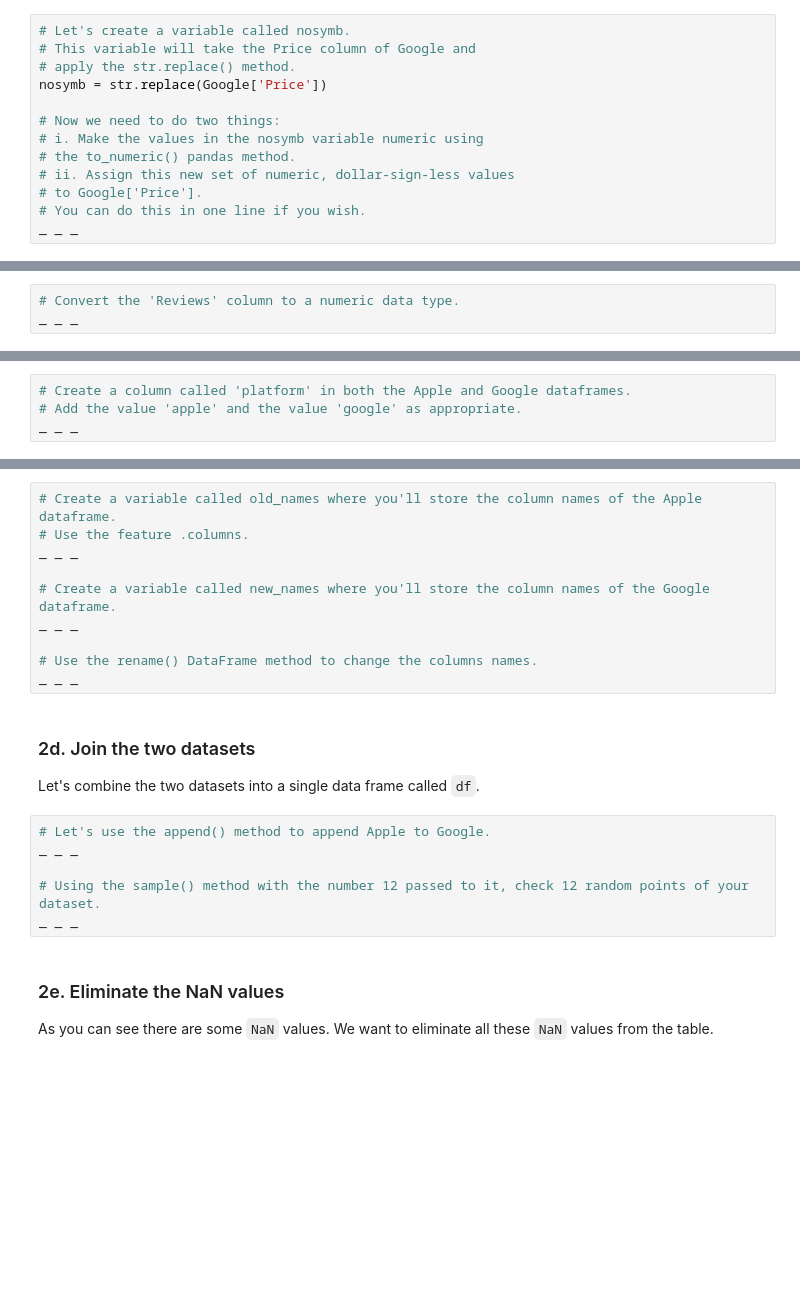
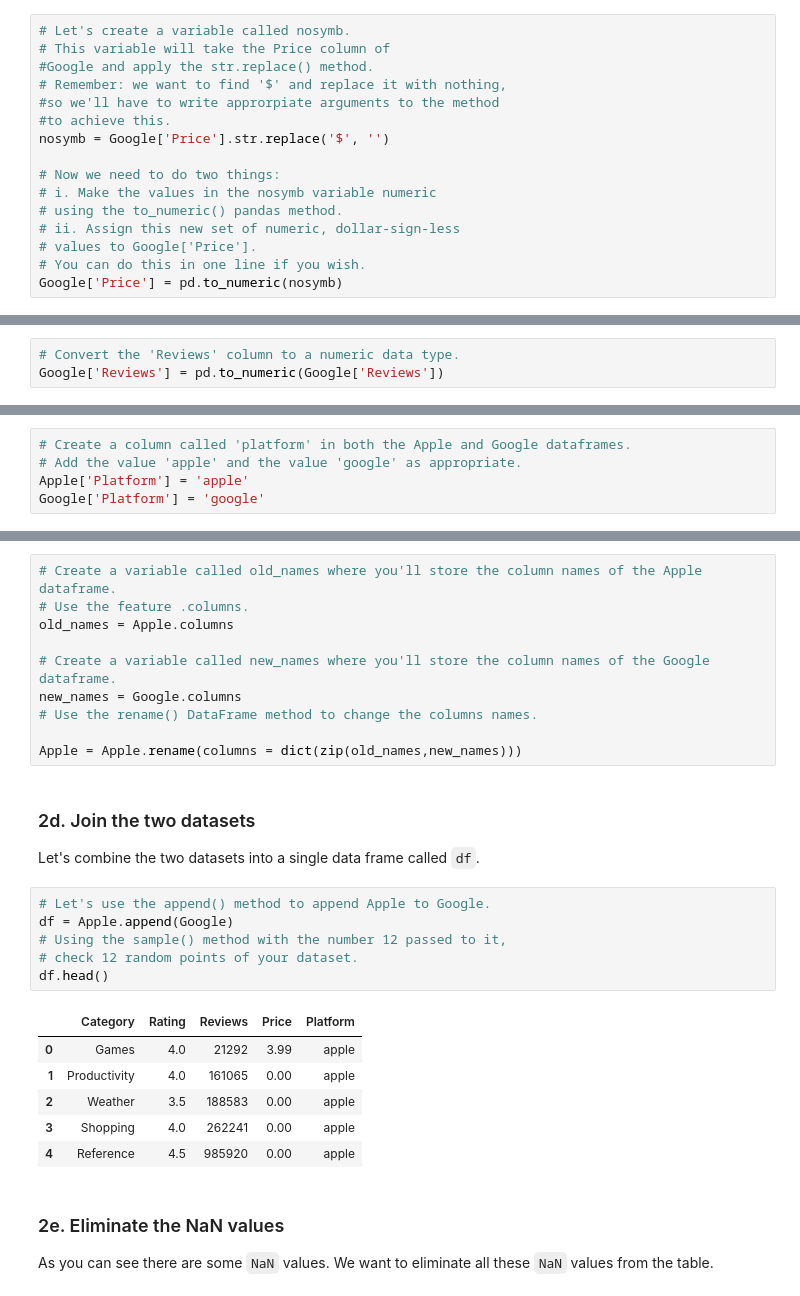
Before and after one commit to amoutafian/app_integration_case_study, a Jupyter notebook: Springboard Apps project - Tier 3 - Complete.ipynb, the cells around one changed output, grey strips where cells are left out. Saved outputs shown, nothing was run; the diff lists cells and outputs as text; blank space fills up the shorter version.

```diff
--- a/Springboard Apps project - Tier 3 - Complete.ipynb
+++ b/Springboard Apps project - Tier 3 - Complete.ipynb
@@ -227,17 +227,20 @@ Our second problem remains: I'm seeing dollar symbols when I close my eyes! (And
 This is a problem because Python actually considers these values strings. So we can't do mathematical and statistical operations on them until we've made them into numbers.
 # %%
 # Let's create a variable called nosymb.
-# This variable will take the Price column of Google and
-# apply the str.replace() method.
-nosymb = str.replace(Google['Price'])
+# This variable will take the Price column of
+#Google and apply the str.replace() method.
+# Remember: we want to find '$' and replace it with nothing,
+#so we'll have to write approrpiate arguments to the method
+#to achieve this.
+nosymb = Google['Price'].str.replace('$', '')
 
 # Now we need to do two things:
-# i. Make the values in the nosymb variable numeric using
-# the to_numeric() pandas method.
-# ii. Assign this new set of numeric, dollar-sign-less values
-# to Google['Price'].
+# i. Make the values in the nosymb variable numeric
+# using the to_numeric() pandas method.
+# ii. Assign this new set of numeric, dollar-sign-less
+# values to Google['Price'].
 # You can do this in one line if you wish.
-_ _ _
+Google['Price'] = pd.to_numeric(nosymb)
 # %% [markdown]
 Now let's check the data types for our Google dataframe again, to verify that the 'Price' column really is numeric now.
 # %%
@@ -247,6 +256,6 @@ _ _ _
 Notice that the column `Reviews` is still an object column. We actually need this column to be a numeric column, too.
 # %%
 # Convert the 'Reviews' column to a numeric data type.
-_ _ _
+Google['Reviews'] = pd.to_numeric(Google['Reviews'])
 # %%
 # Let's check the data types of Google again
@@ -259,7 +274,8 @@ The reason we're making this column is so that we can ultimately join our Apple
 # %%
 # Create a column called 'platform' in both the Apple and Google dataframes.
 # Add the value 'apple' and the value 'google' as appropriate.
-_ _ _
+Apple['Platform'] = 'apple'
+Google['Platform'] = 'google'
 # %% [markdown]
 ### 2c. Changing the column names to prepare for our join of the two datasets
 Since the easiest way to join two datasets is if they have both:
@@ -273,22 +289,29 @@ This is an important step to unify the two datasets!
 # %%
 # Create a variable called old_names where you'll store the column names of the Apple dataframe.
 # Use the feature .columns.
-_ _ _
+old_names = Apple.columns
 
 # Create a variable called new_names where you'll store the column names of the Google dataframe.
-_ _ _
+new_names = Google.columns
+# Use the rename() DataFrame method to change the columns names.
 
-# Use the rename() DataFrame method to change the columns names.
-_ _ _
+Apple = Apple.rename(columns = dict(zip(old_names,new_names)))
 # %% [markdown]
 ### 2d. Join the two datasets
 Let's combine the two datasets into a single data frame called `df`.
 # %%
 # Let's use the append() method to append Apple to Google.
-_ _ _
-
-# Using the sample() method with the number 12 passed to it, check 12 random points of your dataset.
-_ _ _
+df = Apple.append(Google)
+# Using the sample() method with the number 12 passed to it,
+# check 12 random points of your dataset.
+df.head()
+# %% [output]
+|  | Category | Rating | Reviews | Price | Platform |
+| 0 | Games | 4.0 | 21292 | 3.99 | apple |
+| 1 | Productivity | 4.0 | 161065 | 0.00 | apple |
+| 2 | Weather | 3.5 | 188583 | 0.00 | apple |
+| 3 | Shopping | 4.0 | 262241 | 0.00 | apple |
+| 4 | Reference | 4.5 | 985920 | 0.00 | apple |
 # %% [markdown]
 ### 2e. Eliminate the NaN values
 
```
Also changed, not shown: parts of 6 cells of this notebook.
